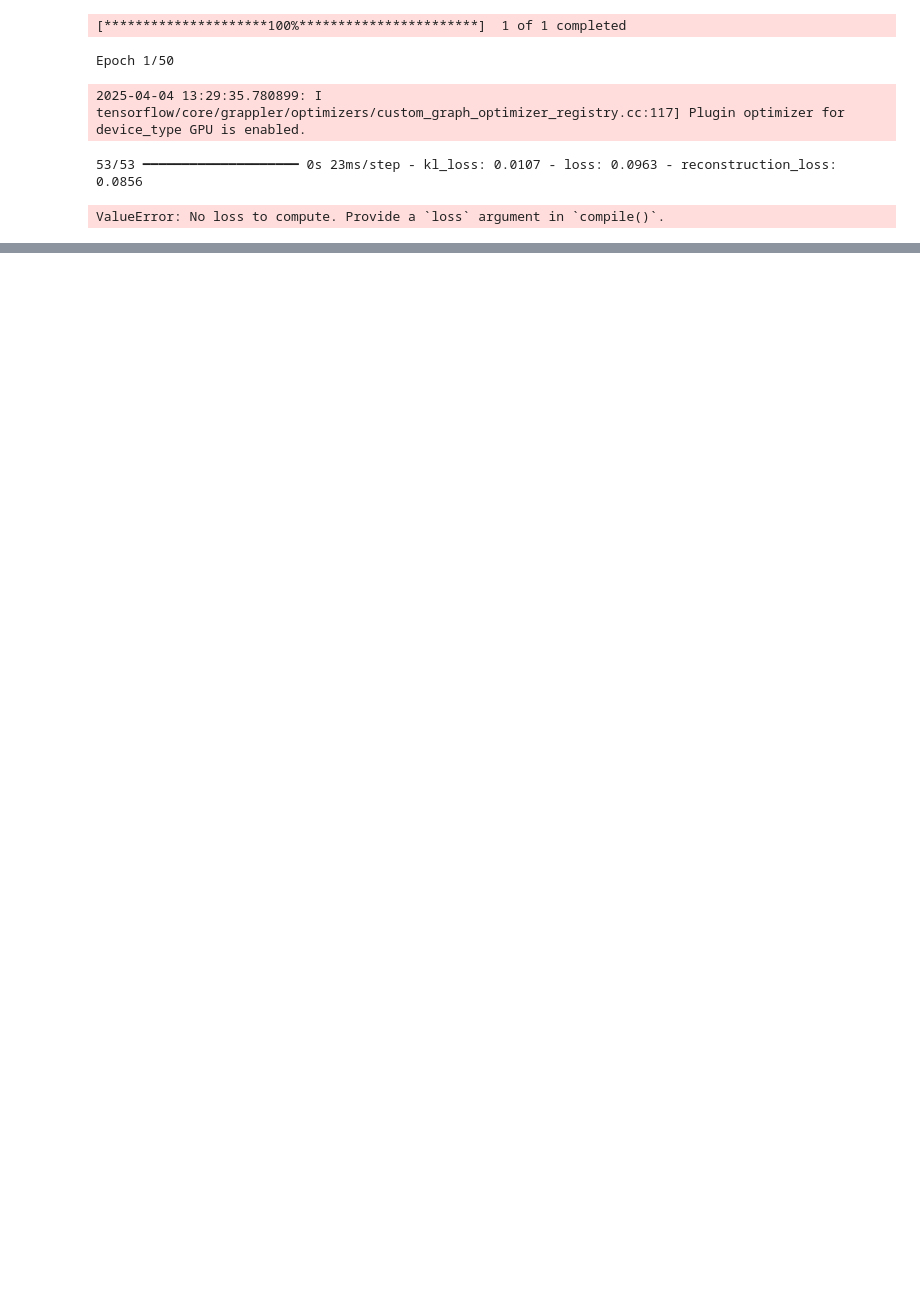
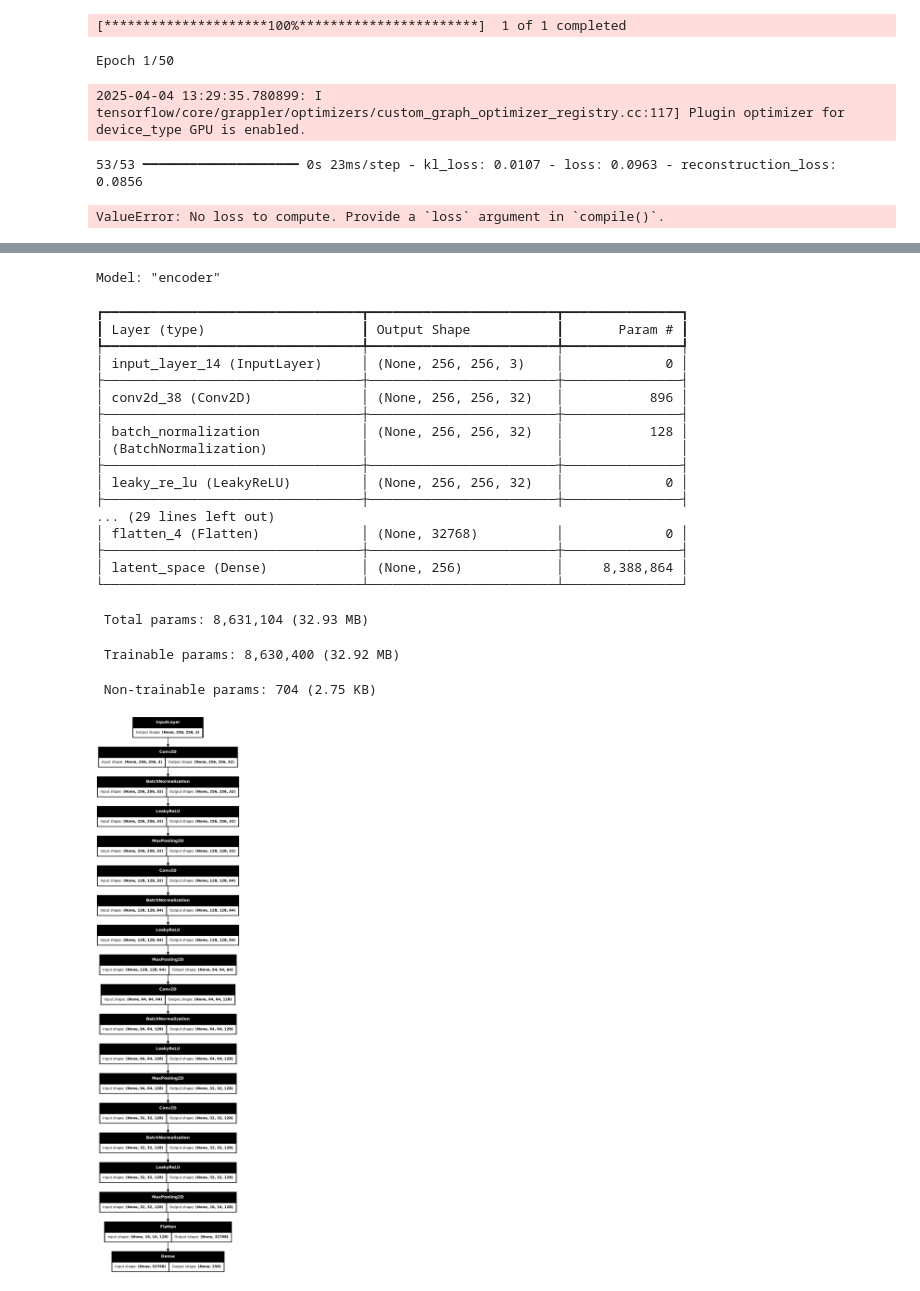
Before and after one commit to FaresZGH/Leyenda, a Jupyter notebook: livrables/Livrable2.ipynb, the cells around one changed output, grey strips where cells are left out. Saved outputs shown, nothing was run; the diff lists cells and outputs as text; code cells hidden in the pictures; blank space fills up the shorter version.

```diff
--- a/livrables/Livrable2.ipynb
+++ b/livrables/Livrable2.ipynb
@@ -95,0 +135,58 @@ ValueError: No loss to compute. Provide a `loss` argument in `compile()`.
+# %%
+from keras.layers import Input, Dense, Conv2D, MaxPooling2D, UpSampling2D, Reshape, Flatten, BatchNormalization, LeakyReLU
+
+
+latent_space_dim = 256
+
+encoder_inputs = Input(shape=(256, 256, 3))
+x = Conv2D(32, (3, 3), padding='same')(encoder_inputs)
+x = BatchNormalization()(x)
+x = LeakyReLU()(x)
+x = MaxPooling2D((2, 2), padding='same')(x)  # (128, 128, 32)
+
+x = Conv2D(64, (3, 3), padding='same')(x)
+x = BatchNormalization()(x)
+x = LeakyReLU()(x)
+x = MaxPooling2D((2, 2), padding='same')(x)  # (64, 64, 64)
+
+x = Conv2D(128, (3, 3), padding='same')(x)
+x = BatchNormalization()(x)
+x = LeakyReLU()(x)
+x = MaxPooling2D((2, 2), padding='same')(x)  # (32, 32, 128)
+
+x = Conv2D(128, (3, 3), padding='same')(x)
+x = BatchNormalization()(x)
+x = LeakyReLU()(x)
+x = MaxPooling2D((2, 2), padding='same')(x)  # (16, 16, 128)
+
+x = Flatten()(x)  # 16*16*128 = 32,768
+latent_space = Dense(latent_space_dim, activation='relu', name="latent_space")(x)
+
+encoder = Model(encoder_inputs, latent_space, name="encoder")
+encoder.summary()
+
+from keras.utils import plot_model
+plot_model(encoder, to_file='encodersimple.png', show_shapes=True)
+# %% [output]
+Model: "encoder"
+┏━━━━━━━━━━━━━━━━━━━━━━━━━━━━━━━━━┳━━━━━━━━━━━━━━━━━━━━━━━━┳━━━━━━━━━━━━━━━┓
+┃ Layer (type)                    ┃ Output Shape           ┃       Param # ┃
+┡━━━━━━━━━━━━━━━━━━━━━━━━━━━━━━━━━╇━━━━━━━━━━━━━━━━━━━━━━━━╇━━━━━━━━━━━━━━━┩
+│ input_layer_14 (InputLayer)     │ (None, 256, 256, 3)    │             0 │
+├─────────────────────────────────┼────────────────────────┼───────────────┤
+│ conv2d_38 (Conv2D)              │ (None, 256, 256, 32)   │           896 │
+├─────────────────────────────────┼────────────────────────┼───────────────┤
+│ batch_normalization             │ (None, 256, 256, 32)   │           128 │
+│ (BatchNormalization)            │                        │               │
+├─────────────────────────────────┼────────────────────────┼───────────────┤
+│ leaky_re_lu (LeakyReLU)         │ (None, 256, 256, 32)   │             0 │
+├─────────────────────────────────┼────────────────────────┼───────────────┤
+... (29 lines left out)
+│ flatten_4 (Flatten)             │ (None, 32768)          │             0 │
+├─────────────────────────────────┼────────────────────────┼───────────────┤
+│ latent_space (Dense)            │ (None, 256)            │     8,388,864 │
+└─────────────────────────────────┴────────────────────────┴───────────────┘
+ Total params: 8,631,104 (32.93 MB)
+ Trainable params: 8,630,400 (32.92 MB)
+ Non-trainable params: 704 (2.75 KB)
+[figure, added]
```
Also changed, not shown: parts of 17 cells of this notebook.
